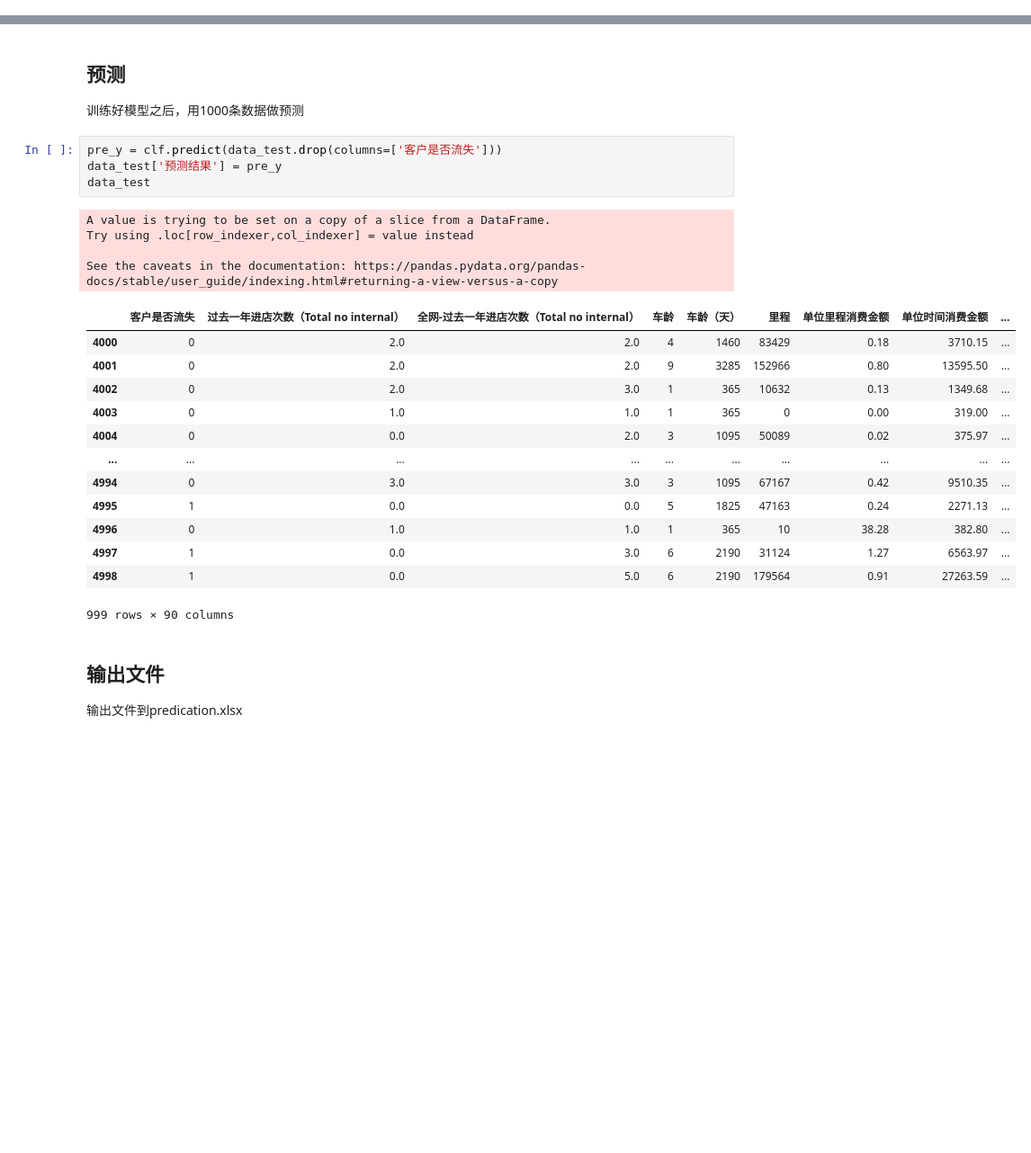
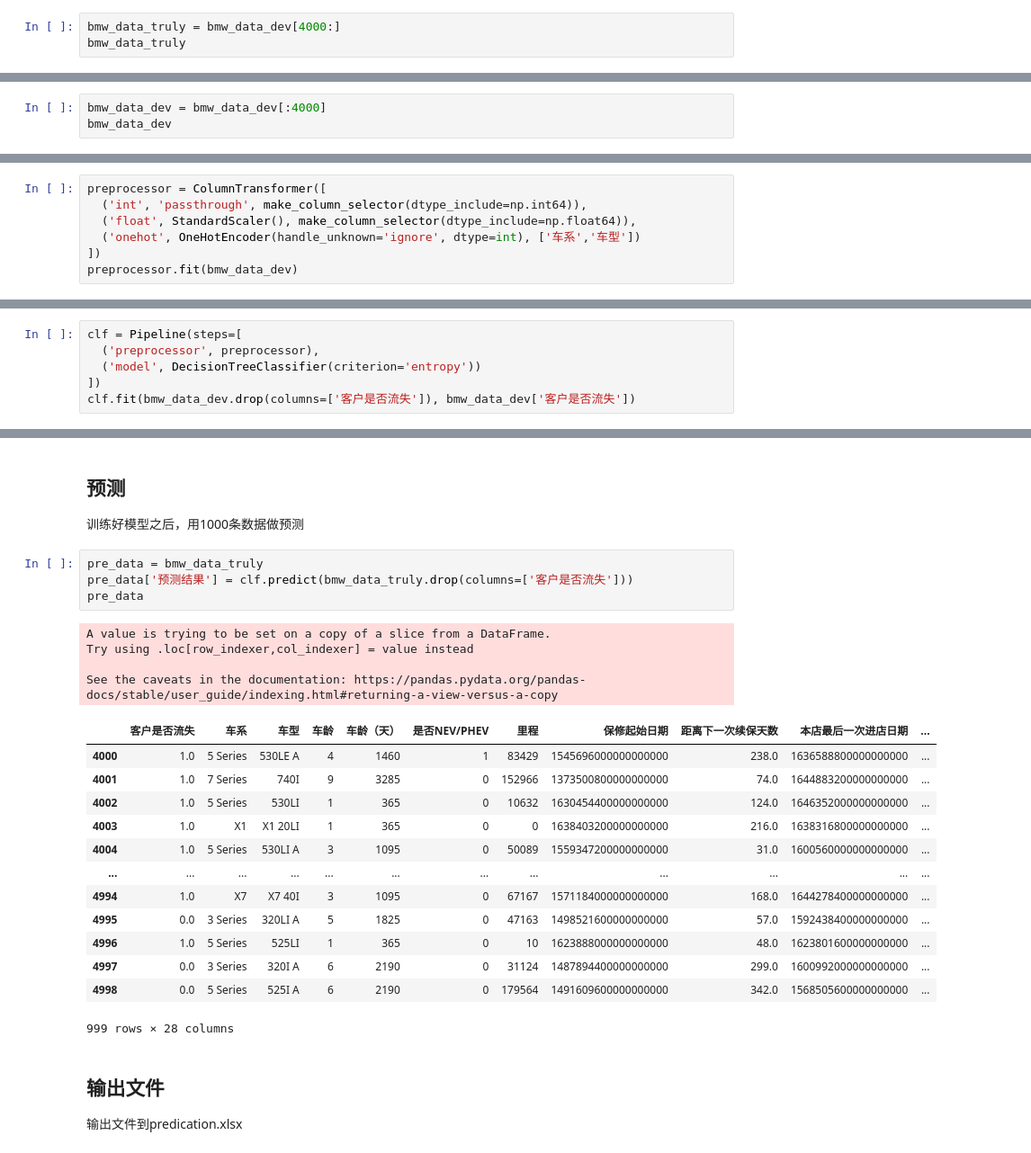
Before and after one commit to thales-ucas/bmw, a Jupyter notebook: cluster.ipynb, the cells around one changed output, grey strips where cells are left out. Shown at 90% size. Saved outputs shown, nothing was run; the diff lists cells and outputs as text; blank space fills up the shorter version.

```diff
--- a/cluster.ipynb
+++ b/cluster.ipynb
@@ -100,0 +89,3 @@ Name: 客户是否流失, Length: 2999, dtype: int64
+# %%
+bmw_data_truly = bmw_data_dev[4000:]
+bmw_data_truly
@@ -100,0 +106,3 @@ Name: 客户是否流失, Length: 2999, dtype: int64
+# %%
+bmw_data_dev = bmw_data_dev[:4000]
+bmw_data_dev
@@ -100,0 +132,7 @@ Name: 客户是否流失, Length: 2999, dtype: int64
+# %%
+preprocessor = ColumnTransformer([
+  ('int', 'passthrough', make_column_selector(dtype_include=np.int64)),
+  ('float', StandardScaler(), make_column_selector(dtype_include=np.float64)),
+  ('onehot', OneHotEncoder(handle_unknown='ignore', dtype=int), ['车系','车型'])
+])
+preprocessor.fit(bmw_data_dev)
@@ -118,0 +240,6 @@ SVC(C=1.0, break_ties=False, cache_size=200, class_weight=None, coef0=0.0,
+# %%
+clf = Pipeline(steps=[
+  ('preprocessor', preprocessor),
+  ('model', DecisionTreeClassifier(criterion='entropy'))
+])
+clf.fit(bmw_data_dev.drop(columns=['客户是否流失']), bmw_data_dev['客户是否流失'])
@@ -131,27 +276,27 @@ clf.score(X_test, y_test)
 
 训练好模型之后，用1000条数据做预测
 # %%
-pre_y = clf.predict(data_test.drop(columns=['客户是否流失']))
-data_test['预测结果'] = pre_y
-data_test
+pre_data = bmw_data_truly
+pre_data['预测结果'] = clf.predict(bmw_data_truly.drop(columns=['客户是否流失']))
+pre_data
 # %% [output]
 A value is trying to be set on a copy of a slice from a DataFrame.
 Try using .loc[row_indexer,col_indexer] = value instead
 
 See the caveats in the documentation: https://pandas.pydata.org/pandas-docs/stable/user_guide/indexing.html#returning-a-view-versus-a-copy
-|  | 客户是否流失 | 过去一年进店次数（Total no internal） | 全网-过去一年进店次数（Total no internal） | 车龄 | 车龄（天） | 里程 | 单位里程消费金额 | 单位时间消费金额 | ... |
-| 4000 | 0 | 2.0 | 2.0 | 4 | 1460 | 83429 | 0.18 | 3710.15 | ... |
-| 4001 | 0 | 2.0 | 2.0 | 9 | 3285 | 152966 | 0.80 | 13595.50 | ... |
-| 4002 | 0 | 2.0 | 3.0 | 1 | 365 | 10632 | 0.13 | 1349.68 | ... |
-| 4003 | 0 | 1.0 | 1.0 | 1 | 365 | 0 | 0.00 | 319.00 | ... |
-| 4004 | 0 | 0.0 | 2.0 | 3 | 1095 | 50089 | 0.02 | 375.97 | ... |
-| ... | ... | ... | ... | ... | ... | ... | ... | ... | ... |
-| 4994 | 0 | 3.0 | 3.0 | 3 | 1095 | 67167 | 0.42 | 9510.35 | ... |
-| 4995 | 1 | 0.0 | 0.0 | 5 | 1825 | 47163 | 0.24 | 2271.13 | ... |
-| 4996 | 0 | 1.0 | 1.0 | 1 | 365 | 10 | 38.28 | 382.80 | ... |
-| 4997 | 1 | 0.0 | 3.0 | 6 | 2190 | 31124 | 1.27 | 6563.97 | ... |
-| 4998 | 1 | 0.0 | 5.0 | 6 | 2190 | 179564 | 0.91 | 27263.59 | ... |
+|  | 客户是否流失 | 车系 | 车型 | 车龄 | 车龄（天） | 是否NEV/PHEV | 里程 | 保修起始日期 | 距离下一次续保天数 | 本店最后一次进店日期 | ... |
+| 4000 | 1.0 | 5 Series | 530LE A | 4 | 1460 | 1 | 83429 | 1545696000000000000 | 238.0 | 1636588800000000000 | ... |
+| 4001 | 1.0 | 7 Series | 740I | 9 | 3285 | 0 | 152966 | 1373500800000000000 | 74.0 | 1644883200000000000 | ... |
+| 4002 | 1.0 | 5 Series | 530LI | 1 | 365 | 0 | 10632 | 1630454400000000000 | 124.0 | 1646352000000000000 | ... |
+| 4003 | 1.0 | X1 | X1 20LI | 1 | 365 | 0 | 0 | 1638403200000000000 | 216.0 | 1638316800000000000 | ... |
+| 4004 | 1.0 | 5 Series | 530LI A | 3 | 1095 | 0 | 50089 | 1559347200000000000 | 31.0 | 1600560000000000000 | ... |
+| ... | ... | ... | ... | ... | ... | ... | ... | ... | ... | ... | ... |
+| 4994 | 1.0 | X7 | X7 40I | 3 | 1095 | 0 | 67167 | 1571184000000000000 | 168.0 | 1644278400000000000 | ... |
+| 4995 | 0.0 | 3 Series | 320LI A | 5 | 1825 | 0 | 47163 | 1498521600000000000 | 57.0 | 1592438400000000000 | ... |
+| 4996 | 1.0 | 5 Series | 525LI | 1 | 365 | 0 | 10 | 1623888000000000000 | 48.0 | 1623801600000000000 | ... |
+| 4997 | 0.0 | 3 Series | 320I A | 6 | 2190 | 0 | 31124 | 1487894400000000000 | 299.0 | 1600992000000000000 | ... |
+| 4998 | 0.0 | 5 Series | 525I A | 6 | 2190 | 0 | 179564 | 1491609600000000000 | 342.0 | 1568505600000000000 | ... |
-999 rows × 90 columns
+999 rows × 28 columns
 # %% [markdown]
 ## 输出文件
 
```
Also changed, not shown: parts of 34 cells of this notebook, 2 other files.
